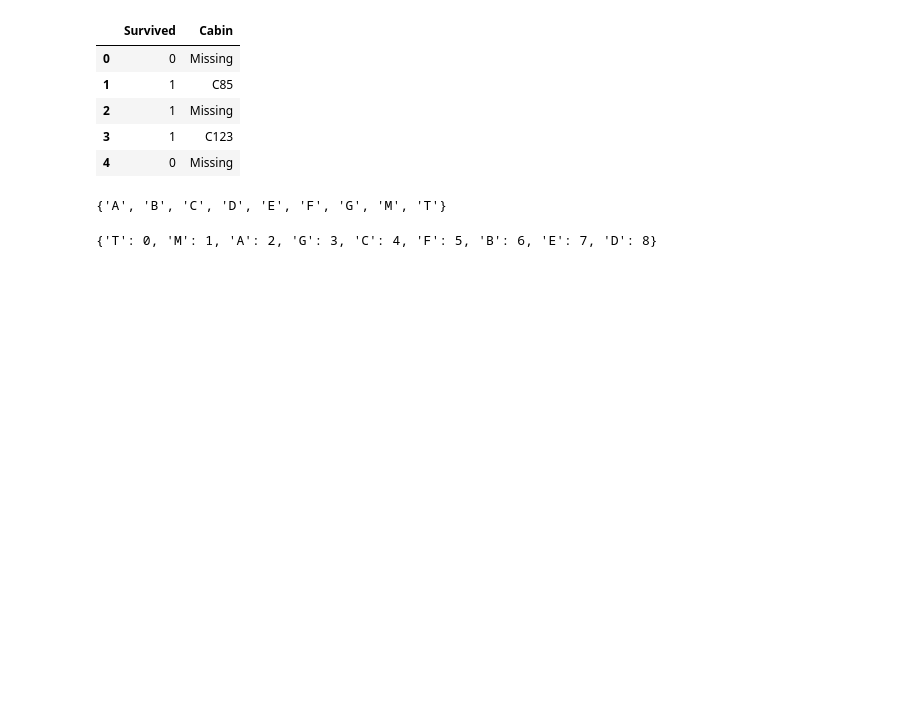
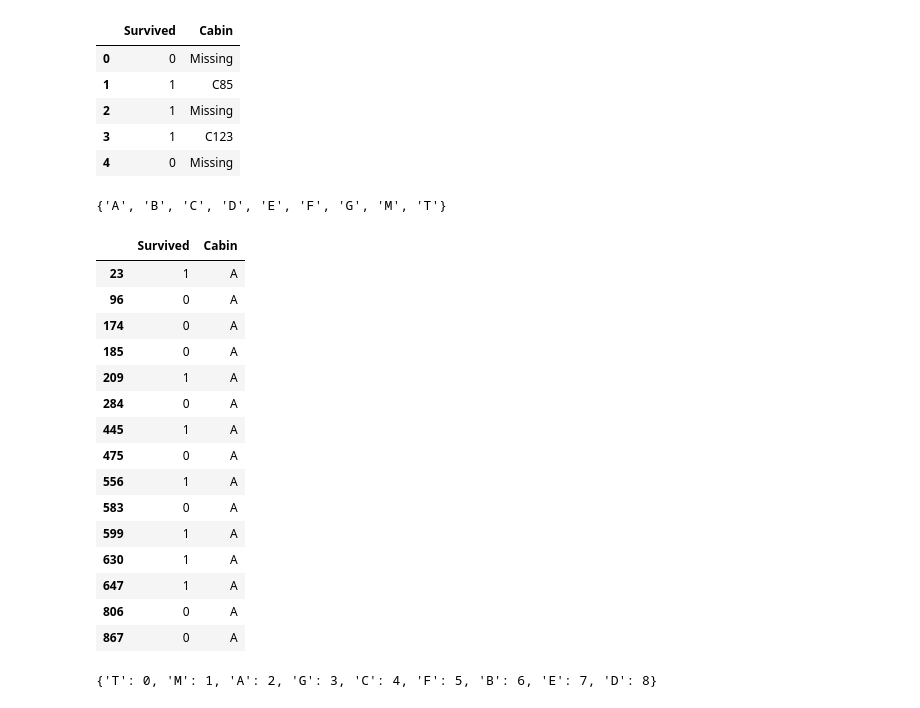
Before and after one commit to ashishyadav2/Data-Science, a Jupyter notebook: Notebooks/handling_missing_values.ipynb, the cells around one changed output. Saved outputs shown, nothing was run; the diff lists cells and outputs as text; code cells hidden in the pictures; blank space fills up the shorter version.

```diff
--- a/Notebooks/handling_missing_values.ipynb
+++ b/Notebooks/handling_missing_values.ipynb
@@ -747,6 +747,25 @@ set(df['Cabin'])
 {'A', 'B', 'C', 'D', 'E', 'F', 'G', 'M', 'T'}
 # %%
 labels = df.groupby(['Cabin'])['Survived'].mean().sort_values().index
+# %%
+df[df['Cabin']=='A']
+# %% [output]
+|  | Survived | Cabin |
+| 23 | 1 | A |
+| 96 | 0 | A |
+| 174 | 0 | A |
+| 185 | 0 | A |
+| 209 | 1 | A |
+| 284 | 0 | A |
+| 445 | 1 | A |
+| 475 | 0 | A |
+| 556 | 1 | A |
+| 583 | 0 | A |
+| 599 | 1 | A |
+| 630 | 1 | A |
+| 647 | 1 | A |
+| 806 | 0 | A |
+| 867 | 0 | A |
 # %%
 mapping = { labels[i]: i for i in range(len(list(labels)))}
 mapping
```
Also changed, not shown: 16 other files.
